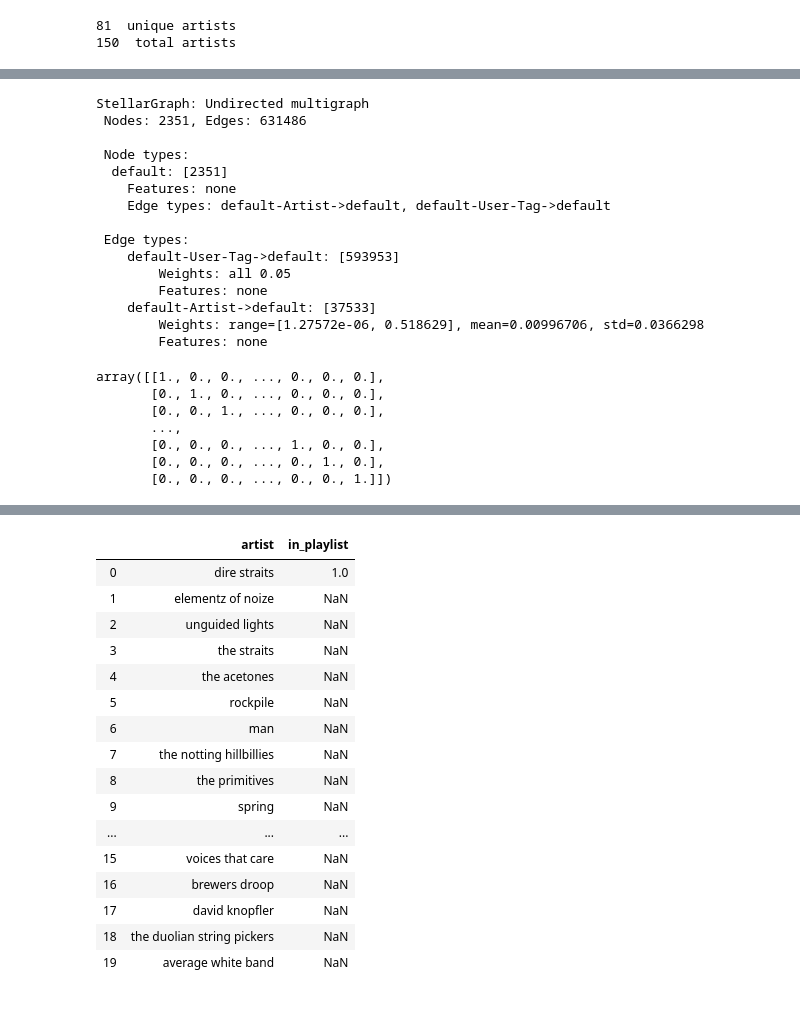
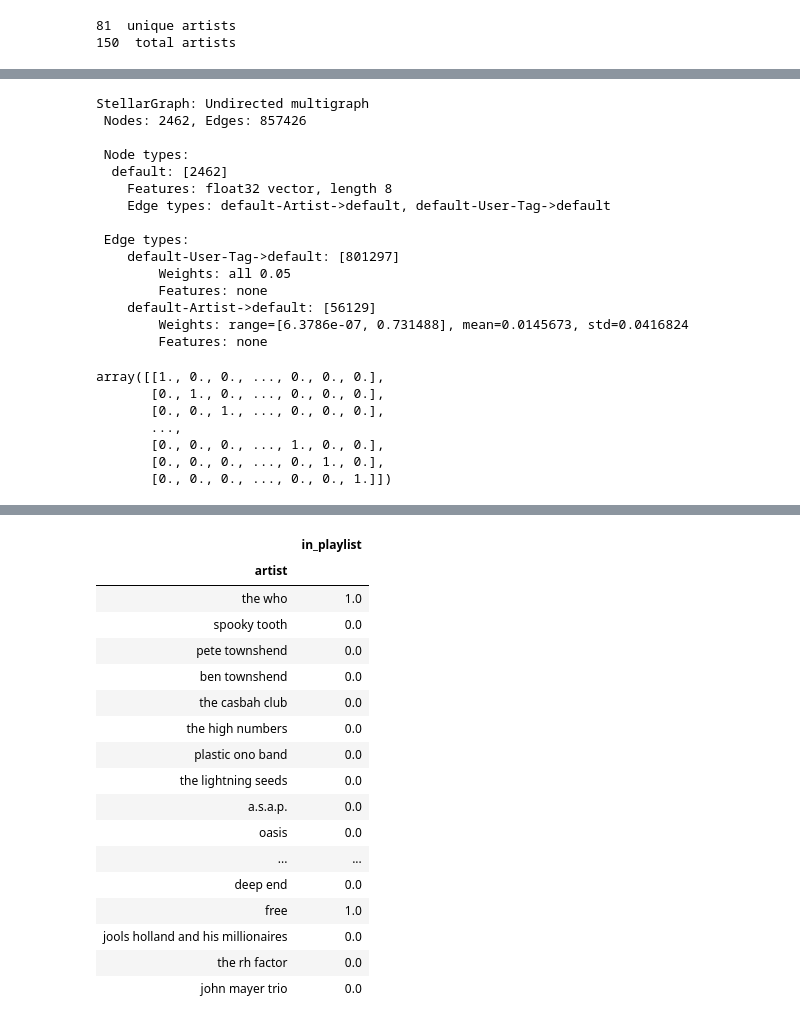
Before and after one commit to jrwaggs/graph_conv_network, a Jupyter notebook: GCN.ipynb, the cells around one changed output, grey strips where cells are left out. Drawn from its saved outputs; the diff is of its cells as text; code cells hidden in the pictures.

```diff
--- a/GCN.ipynb
+++ b/GCN.ipynb
@@ -114,0 +126,4 @@ print(len(multigraph.edges.data()))
+# %%
+scores_ = scores  # maintain oroginal scores DF
+
+scores_.head()
@@ -114,0 +137,14 @@ print(len(multigraph.edges.data()))
+# %%
+scores_ = scores_.set_index('artist')
+# %%
+# convert to a dictionary of dictionaries to be assigned as node attributes by networkx.
+#node_scores = scores_.to_dict('index')
+#node_scores['the sonics']
+
+# convert DF to a dictionary of key:list(values)
+
+node_scores = {}
+for i in scores_.index:
+    node_scores[i] = list(scores_.loc[i])
+
+node_scores['led zeppelin']
@@ -115,28 +192,29 @@ print(len(multigraph.edges.data()))
 # %%
 """stellargraph from networkx graph
 The networkx graph is a heterogeneous (has both artist and user-tag type edges) and undirected multigraph.
-There are no node attributes at this time, although the user-tag edges added to the graph via the layer_graph
+Node attributes consist of various graph metrics, although the user-tag edges added to the graph via the layer_graph
 function probably could/should be node attributes instead of edges."""
 
-graph = sg.from_networkx(multigraph,
-                        edge_type_attr = 'kind')
+graph = sg.from_networkx(multigraph_,
+                         node_features = 'features',
+                         edge_type_attr = 'kind')
 
 print(graph.info())
 # %% [output]
 StellarGraph: Undirected multigraph
- Nodes: 2351, Edges: 631486
+ Nodes: 2462, Edges: 857426
 
  Node types:
-  default: [2351]
-    Features: none
+  default: [2462]
+    Features: float32 vector, length 8
     Edge types: default-Artist->default, default-User-Tag->default
 
  Edge types:
-    default-User-Tag->default: [593953]
+    default-User-Tag->default: [801297]
         Weights: all 0.05
         Features: none
-    default-Artist->default: [37533]
-        Weights: range=[1.27572e-06, 0.518629], mean=0.00996706, std=0.0366298
+    default-Artist->default: [56129]
+        Weights: range=[6.3786e-07, 0.731488], mean=0.0145673, std=0.0416824
         Features: none
 # %%
 # identity matrix for multigraph
@@ -159,13 +237,14 @@ labels['artist'] = list(multigraph.nodes())
 labels['in_playlist'] = np.nan
 
 for i in np.arange(0,len(labels)):
-    if labels['artist'][i] in rand_artists:
+    if labels['artist'][i] in  artists:
         labels['in_playlist'][i] = 1
     else:
-        labels['in_playlist'][i] = np.nan
+        labels['in_playlist'][i] = 0
 # %%
 # check that randomly selected artists are correctly labeled
 print(labels[labels['in_playlist'] == 1])
 
+labels = labels.set_index('artist')
 labels.head(n = 20)
 # %% [output]
@@ -181,17 +268,18 @@ labels.head(n = 20)
-|  | artist | in_playlist |
-| 0 | dire straits | 1.0 |
-| 1 | elementz of noize | NaN |
-| 2 | unguided lights | NaN |
-| 3 | the straits | NaN |
-| 4 | the acetones | NaN |
-| 5 | rockpile | NaN |
-| 6 | man | NaN |
-| 7 | the notting hillbillies | NaN |
-| 8 | the primitives | NaN |
-| 9 | spring | NaN |
-| ... | ... | ... |
-| 15 | voices that care | NaN |
-| 16 | brewers droop | NaN |
-| 17 | david knopfler | NaN |
-| 18 | the duolian string pickers | NaN |
-| 19 | average white band | NaN |
+|  | in_playlist |
+| artist |  |
+| the who | 1.0 |
+| spooky tooth | 0.0 |
+| pete townshend | 0.0 |
+| ben townshend | 0.0 |
+| the casbah club | 0.0 |
+| the high numbers | 0.0 |
+| plastic ono band | 0.0 |
+| the lightning seeds | 0.0 |
+| a.s.a.p. | 0.0 |
+| oasis | 0.0 |
+| ... | ... |
+| deep end | 0.0 |
+| free | 1.0 |
+| jools holland and his millionaires | 0.0 |
+| the rh factor | 0.0 |
+| john mayer trio | 0.0 |
```
Also changed, not shown: parts of 17 cells of this notebook.
